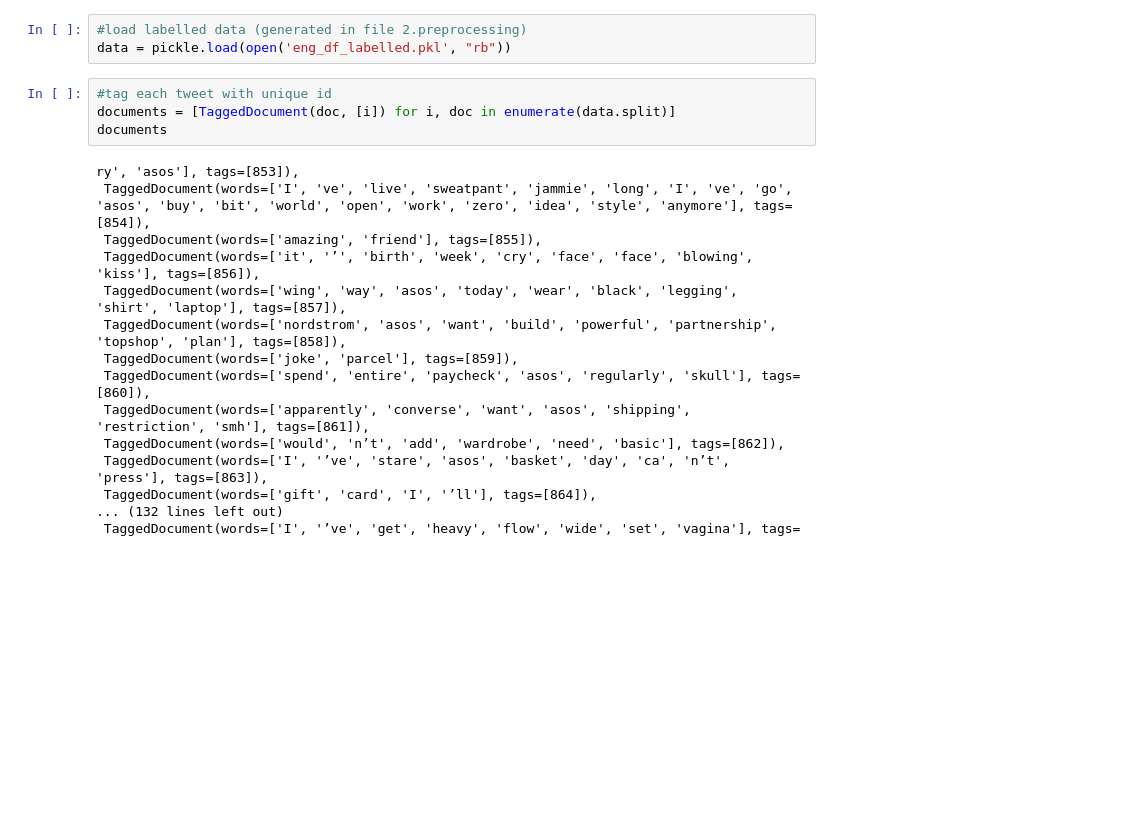
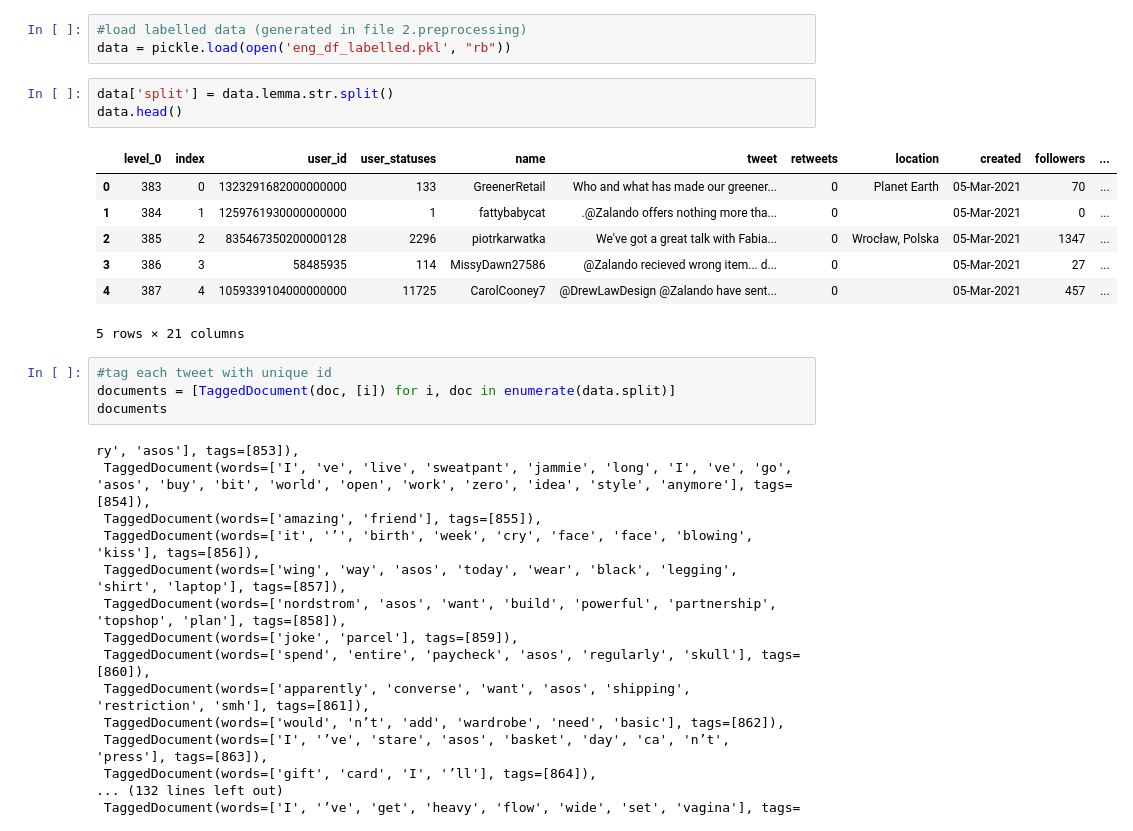
Before and after one commit to C-JoGit/Zalando_Analytics_HWR_BIPM, a Jupyter notebook: 3. representation_eng.ipynb, the cells around one changed output. Cells and saved outputs as stored; diff of their text form; blank space fills up the shorter version.

```diff
--- a/3. representation_eng.ipynb
+++ b/3. representation_eng.ipynb
@@ -23,6 +26,17 @@ Writing emoji data to C:\Users\home\.demoji\codes.json ...
 # %%
 #load labelled data (generated in file 2.preprocessing)
 data = pickle.load(open('eng_df_labelled.pkl', "rb"))
+# %%
+data['split'] = data.lemma.str.split()
+data.head()
+# %% [output]
+|  | level_0 | index | user_id | user_statuses | name | tweet | retweets | location | created | followers | ... |
+| 0 | 383 | 0 | 1323291682000000000 | 133 | GreenerRetail | Who and what has made our greener... | 0 | Planet Earth | 05-Mar-2021 | 70 | ... |
+| 1 | 384 | 1 | 1259761930000000000 | 1 | fattybabycat | .@Zalando offers nothing more tha... | 0 |  | 05-Mar-2021 | 0 | ... |
+| 2 | 385 | 2 | 835467350200000128 | 2296 | piotrkarwatka | We've got a great talk with Fabia... | 0 | Wrocław, Polska | 05-Mar-2021 | 1347 | ... |
+| 3 | 386 | 3 | 58485935 | 114 | MissyDawn27586 | @Zalando recieved wrong item... d... | 0 |  | 05-Mar-2021 | 27 | ... |
+| 4 | 387 | 4 | 1059339104000000000 | 11725 | CarolCooney7 | @DrewLawDesign @Zalando have sent... | 0 |  | 05-Mar-2021 | 457 | ... |
+5 rows × 21 columns
 # %%
 #tag each tweet with unique id
 documents = [TaggedDocument(doc, [i]) for i, doc in enumerate(data.split)]
```
Also changed, not shown: parts of 18 cells of this notebook, 1 other file.
